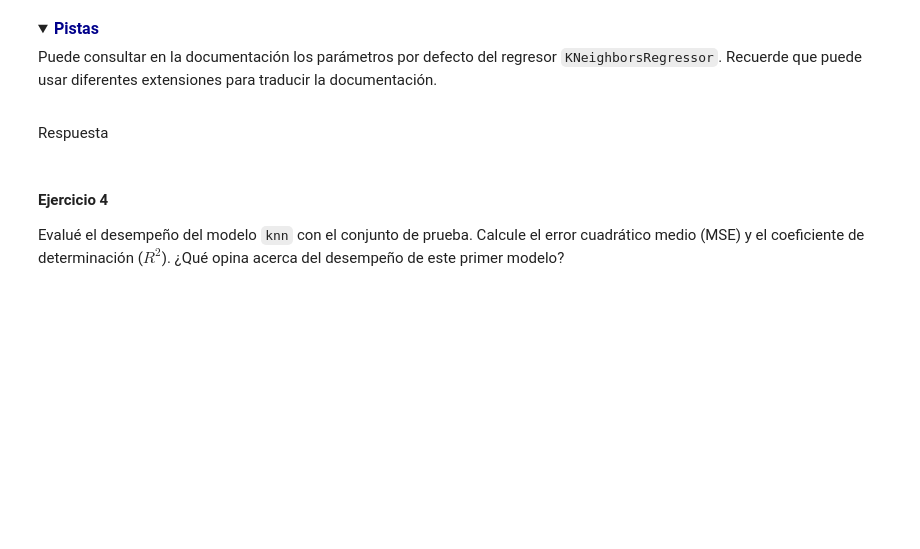
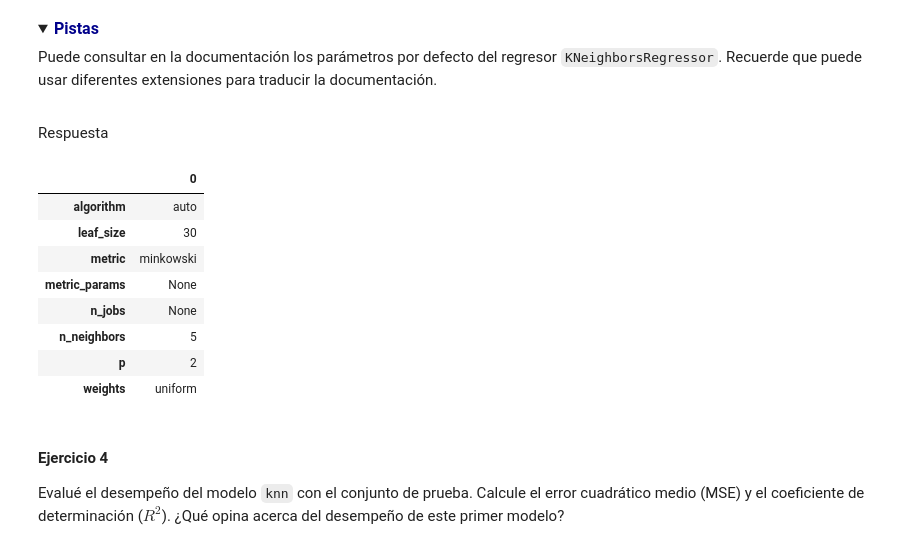
Before and after one commit to chris78rey/DIPLOM_BIGDATA, a Jupyter notebook: IPYNB_TODOS/10_M5_Fase_3_Modelamiento_Estudiante.ipynb, the cells around one changed output. Cells and saved outputs as stored; diff of their text form; code cells hidden in the pictures; folded sections open; blank space fills up the shorter version.

```diff
--- a/IPYNB_TODOS/10_M5_Fase_3_Modelamiento_Estudiante.ipynb
+++ b/IPYNB_TODOS/10_M5_Fase_3_Modelamiento_Estudiante.ipynb
@@ -163,6 +163,15 @@ dtype: int64
 #### Ejercicio 1
 1. Divida el dataset en variables predictoras con el nombre `X` y variable objetivo con el nombre `y`.
 2. Use la función `train_test_split()` para obtener los subconjuntos de prueba y entrenamiento. La partición de prueba debe ser del 30%, emplee `random_state = 0`.
+# %%
+#dividir el dataset airbnb en X y y siendo y el campo de price
+X = airbnb.drop(['price'], axis=1)
+y = airbnb[['price']]
+#ahora se divide en entrenamiento y test
+
+
+from sklearn.model_selection import train_test_split
+X_train, X_test, y_train, y_test = train_test_split(X, y, test_size=0.3, random_state=0)
 # %% [markdown]
 <details>
 <summary>
@@ -234,6 +229,22 @@ Investigue cuales fueron los parámetros por defecto usados para entrenar el mod
 Puede consultar en la documentación los parámetros por defecto del regresor `KNeighborsRegressor`. Recuerde que puede usar diferentes extensiones para traducir la documentación.
 # %% [markdown]
 Respuesta
+# %%
+#extraer los parametros del modelo y los convierto en dataframe
+parametros=knn.get_params()
+#se debe transformar el diccionario en dataframe
+parametros=pd.DataFrame.from_dict(parametros, orient='index')
+parametros
+# %% [output]
+|  | 0 |
+| algorithm | auto |
+| leaf_size | 30 |
+| metric | minkowski |
+| metric_params | None |
+| n_jobs | None |
+| n_neighbors | 5 |
+| p | 2 |
+| weights | uniform |
 # %% [markdown]
 #### Ejercicio 4
 
```
Also changed, not shown: parts of 11 cells of this notebook, 13 other files.
